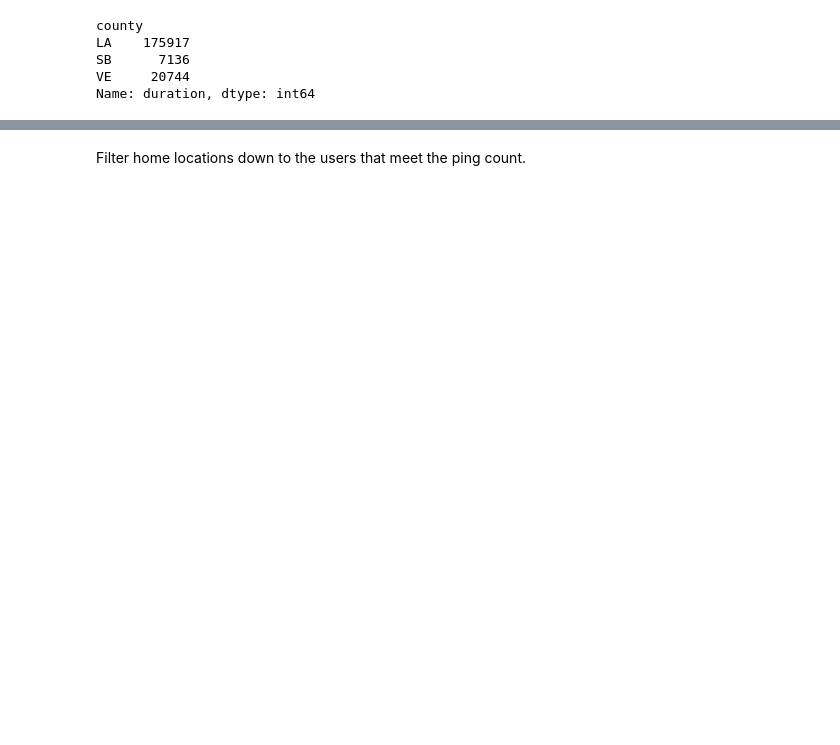
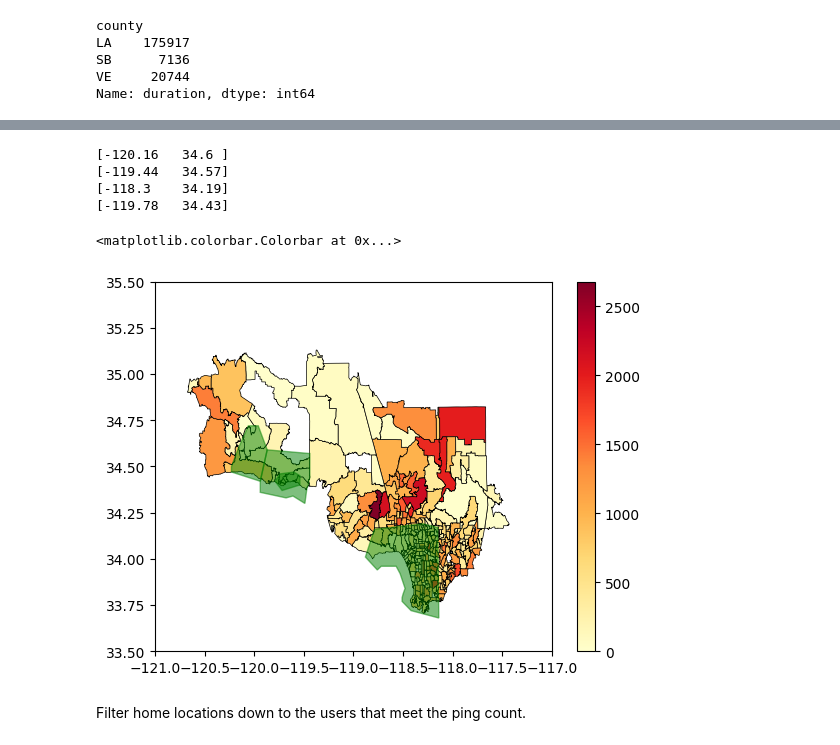
Before and after one commit to ai2es/cat-rain, a Jupyter notebook: notebooks/bootstrap_dataset_agg.ipynb, the cells around one changed output, grey strips where cells are left out. Cells and saved outputs as stored; diff of their text form; code cells hidden in the pictures; blank space fills up the shorter version.

Commit message:
Notebook includes new data and maps

```diff
--- a/notebooks/bootstrap_dataset_agg.ipynb
+++ b/notebooks/bootstrap_dataset_agg.ipynb
@@ -65,0 +120,6 @@ Name: duration, dtype: int64
+# %%
+zip_codes = np.array([cz["properties"]["ZIP_CODE"] for cz in cal_zips["features"]])
+# %%
+zip_index = np.array([int(np.where(zip == zip_codes)[0][0]) for zip in zip_counts.index])
+# %%
+req = urllib3.request("GET", "https://mesonet.agron.iastate.edu/api/1/cow.json?wfo=LOX&begints=2024-03-28T12:00:00Z&enable_shared_border=1&endts=2024-03-31T12:00:00Z&hailsize=1&wind=58&phenomena=FF&lsrbuffer=15&warningbuffer=1")
@@ -65,0 +128,2 @@ Name: duration, dtype: int64
+# %%
+ffws = json.loads(req.data)
@@ -66,3 +150,25 @@ Name: duration, dtype: int64
+# %%
+
+cmap = plt.get_cmap("YlOrRd")
+norm = Normalize(0, zip_counts.max())
+sm = ScalarMappable(norm=norm, cmap=cmap)
+for i, zi in enumerate(zip_index):
+    coords = np.array(cal_zips["features"][zi]["geometry"]["coordinates"][0])
+    plt.fill(coords[:, 0], coords[:, 1], color=sm.to_rgba(zip_counts.iloc[i]), ec='k', lw=0.5)
+for ffw in ffws["events"]["features"]:
+    coords = np.array(ffw["geometry"]["coordinates"][0][0])
+    print(coords[0])
+    plt.fill(coords[:, 0], coords[:, 1], color='g', alpha=0.5)
+plt.xlim(-121, -117)
+plt.ylim(33.5, 35.5)
+plt.colorbar(sm, ax=plt.gca())
+# %% [output]
+[-120.16   34.6 ]
+[-119.44   34.57]
+[-118.3    34.19]
+[-119.78   34.43]
+<matplotlib.colorbar.Colorbar at 0x...>
+[figure, added]
 # %% [markdown]
 Filter home locations down to the users that meet the ping count.
 # %%
```
Also changed, not shown: parts of 18 cells of this notebook, 1 other file.
